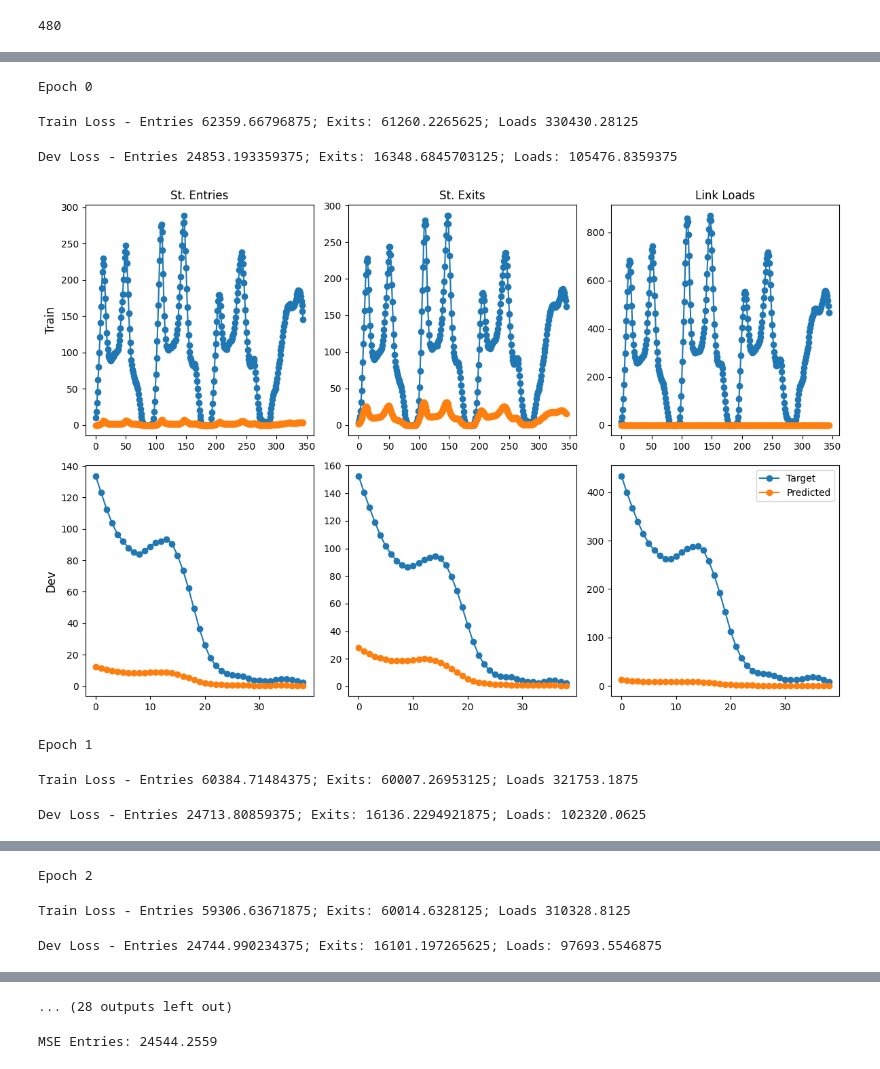
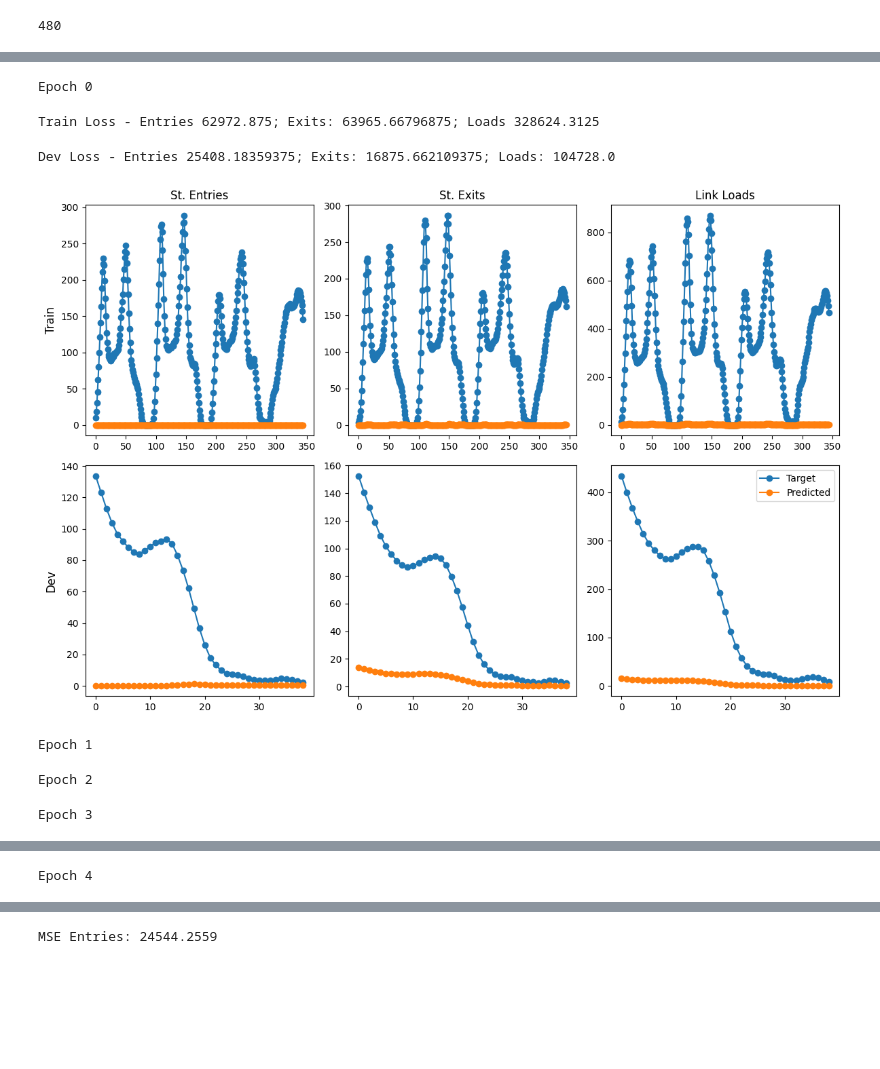
Before and after one commit to SerranoAdrian/FlowForecasting, a Jupyter notebook: test_pg_temporal.ipynb, the cells around one changed output, grey strips where cells are left out. Cells and saved outputs as stored; diff of their text form; code cells hidden in the pictures; blank space fills up the shorter version.

```diff
--- a/test_pg_temporal.ipynb
+++ b/test_pg_temporal.ipynb
@@ -349,8 +349,7 @@ optimizer = torch.optim.Adam(model.parameters(), lr=0.01)
 # criterion =torch.nn.
 criterion =torch.nn.MSELoss()
 # criterion =torch.nn.L1Loss()
-epochs = 10
-epoch_plot = epochs // 10
+epochs = 5
 num_stations = numbat_dev_dataset[0].x.shape[0]
 num_links = numbat_dev_dataset[0].edge_index.shape[1]
 
@@ -401,7 +400,7 @@ for epoch in range(epochs):
     optimizer.step()
     optimizer.zero_grad()
 
-    if epoch%epoch_plot == 0:
+    if epoch%10 == 0:
         # print("Train Loss:", train_loss.item())
         print("Train Loss - Entries {}; Exits: {}; Loads {}".format(
             entries_train_loss.item(), exits_train_loss.item(), loads_train_loss.item()
@@ -451,36 +450,36 @@ for epoch in range(epochs):
             entries_pred_plot[time] = pred_entries.detach().squeeze().numpy()
             entries_true_plot[time] = snapshot.y.numpy()
 
             exits_pred_plot[time] = pred_exits.detach().squeeze().numpy()
             exits_true_plot[time] = snapshot.targets_exits.numpy()
 
             loads_pred_plot[time] = pred_loads.detach().squeeze().numpy()
             loads_true_plot[time] = snapshot.targets_loads.numpy()
 
         entries_dev_loss = entries_dev_loss / num_snap_dev
         exits_dev_loss = exits_dev_loss / num_snap_dev
         loads_dev_loss = loads_dev_loss / num_snap_dev
 
         print("Dev Loss - Entries {}; Exits: {}; Loads: {}".format(
             entries_dev_loss.item(), exits_dev_loss.item(), loads_dev_loss.item()
         ))
         axs[1,0].plot(range(num_snap_dev),np.mean(entries_true_plot, axis=1), label='Target', marker='o')
         axs[1,0].plot(np.mean(entries_pred_plot, axis=1), label='Predicted', marker='o')
 
         axs[1,1].plot(np.mean(exits_true_plot, axis=1), label='Target', marker='o')
         axs[1,1].plot(np.mean(exits_pred_plot, axis=1), label='Predicted', marker='o')
 
         axs[1,2].plot(np.mean(loads_true_plot, axis=1), label='Target', marker='o')
         axs[1,2].plot(np.mean(loads_pred_plot, axis=1), label='Predicted', marker='o')
 
         fig.tight_layout()
         plt.legend()
         plt.show()
 # %% [output]
 Epoch 0
-Train Loss - Entries 62359.66796875; Exits: 61260.2265625; Loads 330430.28125
+Train Loss - Entries 62972.875; Exits: 63965.66796875; Loads 328624.3125
-Dev Loss - Entries 24853.193359375; Exits: 16348.6845703125; Loads: 105476.8359375
+Dev Loss - Entries 25408.18359375; Exits: 16875.662109375; Loads: 104728.0
-[figure, old version]
+[figure, new version]
 Epoch 1
-Train Loss - Entries 60384.71484375; Exits: 60007.26953125; Loads 321753.1875
+Epoch 2
-Dev Loss - Entries 24713.80859375; Exits: 16136.2294921875; Loads: 102320.0625
+Epoch 3
@@ -488,3 +486 @@ Dev Loss - Entries 24713.80859375; Exits: 16136.2294921875; Loads: 102320.0625
-Epoch 2
+Epoch 4
-Train Loss - Entries 59306.63671875; Exits: 60014.6328125; Loads 310328.8125
-Dev Loss - Entries 24744.990234375; Exits: 16101.197265625; Loads: 97693.5546875
@@ -492,4 +487,3 @@ Dev Loss - Entries 24744.990234375; Exits: 16101.197265625; Loads: 97693.5546875
-... (28 outputs left out)
 # %%
 model.eval()
 cost = 0
```
Also changed, not shown: parts of 17 cells of this notebook.
